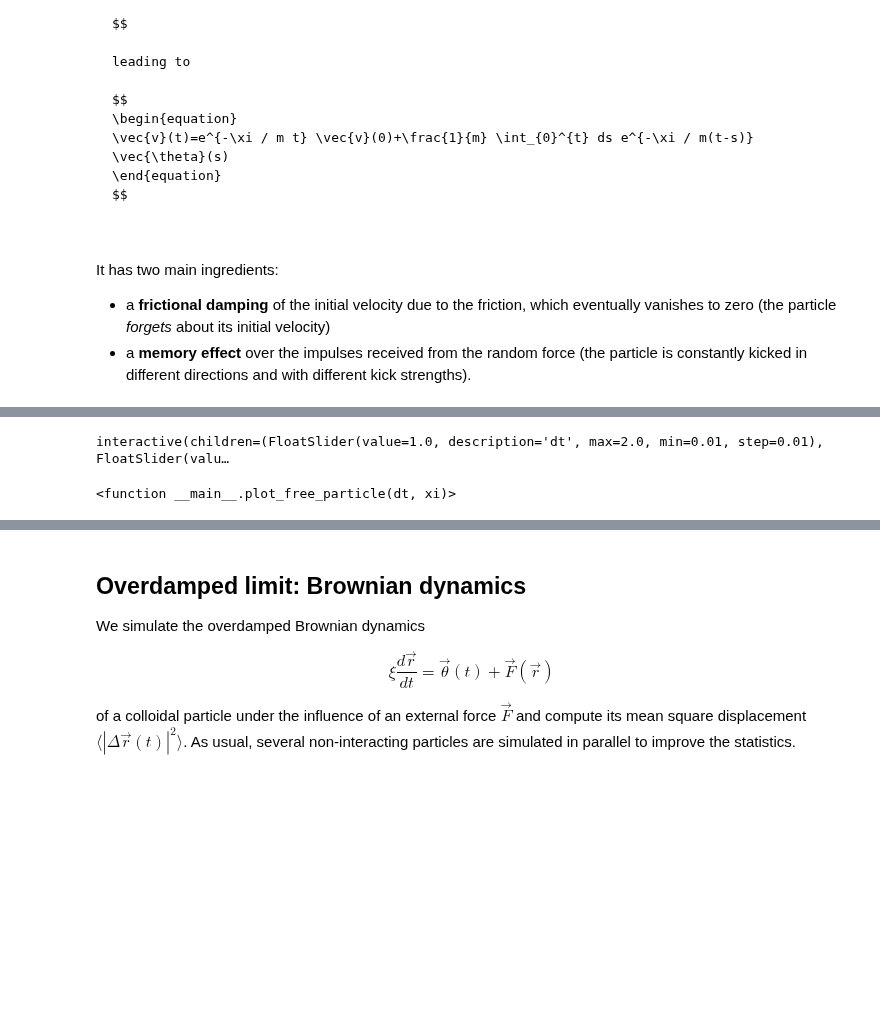
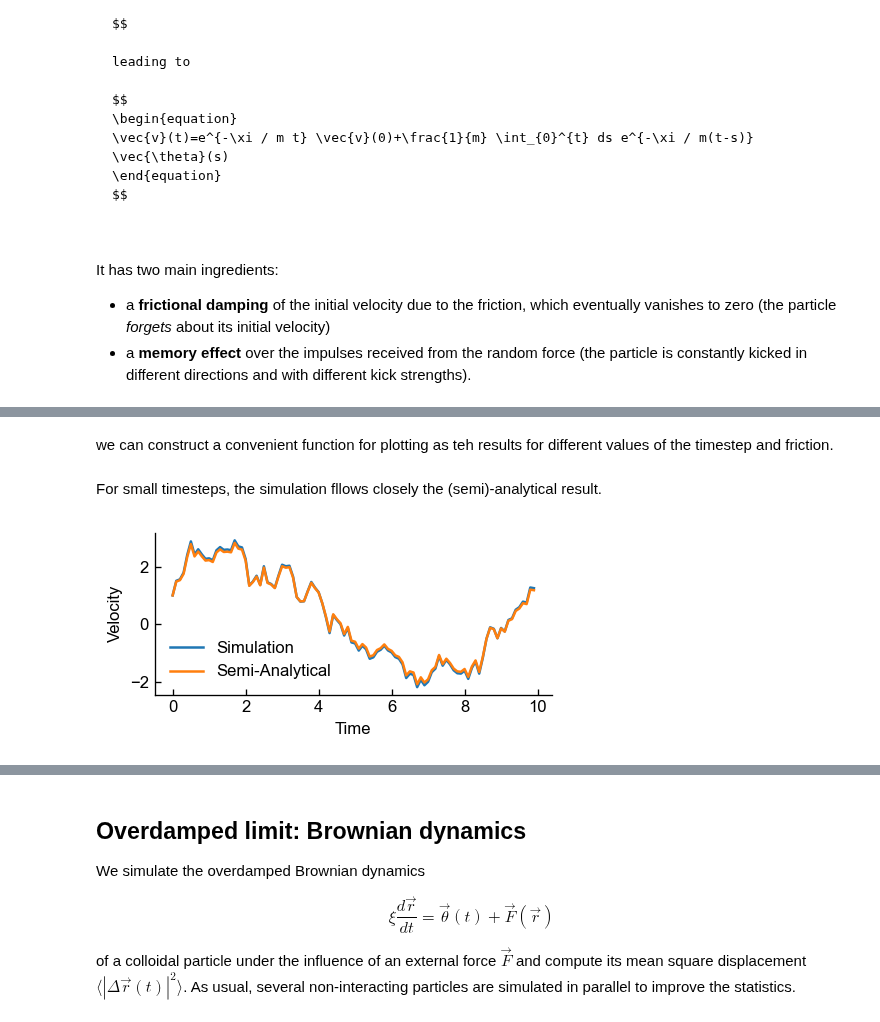
Before and after one commit to FTurci/mirror-handbook-particle-sim, a Jupyter notebook: contents/langevin.ipynb, the cells around one changed output, grey strips where cells are left out. Saved outputs shown, nothing was run; the diff lists cells and outputs as text; code cells hidden in the pictures; blank space fills up the shorter version.

Commit message:
interactive plots

```diff
--- a/contents/langevin.ipynb
+++ b/contents/langevin.ipynb
@@ -118,49 +125,43 @@ import numpy
 import matplotlib.pyplot as plt
 # %%
-import numpy as np
-
-
-def free_particle(v0, xi, theta, steps, dt=0.01, m=1):
+def free_particle(v0, xi, theta0, steps, dt=0.01, m=1):
     """Implement Euler-Maruyama method for a free particle."""
     np.random.seed(0)
     v = np.zeros(steps)
-    thetas = np.random.normal(0, np.sqrt(theta), steps)
+    thetas = np.random.normal(0, np.sqrt(2 * theta0), steps)
     v[0] = v0
     for step in range(steps - 1):
-        v[step + 1] = (
-            v[step] / m - xi / m * v[step] * dt + np.sqrt(dt) * thetas[step] / m
-        )
+        v[step + 1] = v[step] - xi / m * v[step] * dt + np.sqrt(dt) * thetas[step] / m
     t = np.arange(steps) * dt
 
-    # perform the Maruyama  integration of the analytical solution
+    # calculate the discretised integral for the analytical result
     ds = dt
-    s = np.arange(steps) * ds
+    s = np.copy(t)
     integral = np.zeros(steps)
     for i in range(steps):
         integral[i] = np.sum(
             np.exp(-xi * (t[i] - s[:i]) / m)
             * thetas[:i]
-            * np.sqrt(dt)  # note that the time discretisatin has a step of sqrt(dt)
+            * np.sqrt(ds)  # note that the time discretisation has a step of sqrt(dt)
         )
     analytical = v0 * np.exp(-xi * t / m) + integral / m
 
     return t, v, analytical
+# %% [markdown]
+we can construct a convenient function for plotting as teh results for different values of the timestep and friction.
 # %%
-from ipywidgets import interact
-
-
 def plot_free_particle(dt, xi):
     t, vsim, vanalytical = free_particle(1, xi, 0.5, 100, dt=dt)
-    plt.figure(figsize=(5, 3))
+    plt.figure(figsize=(4, 2))
     plt.plot(t, vsim, label="Simulation")
     plt.plot(t, vanalytical, label="Semi-Analytical")
     plt.xlabel("Time")
     plt.ylabel("Velocity")
     plt.legend()
     plt.show()
-
-
-interact(plot_free_particle, dt=(0.01, 2, 0.01), xi=(0.01, 1.5, 0.01))
-# %% [output]
-interactive(children=(FloatSlider(value=1.0, description='dt', max=2.0, min=0.01, step=0.01), FloatSlider(valu…
-<function __main__.plot_free_particle(dt, xi)>
+# %% [markdown]
+For small timesteps, the simulation fllows closely the (semi)-analytical result.
+# %%
+plot_free_particle(0.1, 0.5)
+# %% [output]
+[figure, added]
```
Also changed, not shown: parts of 10 cells of this notebook.
